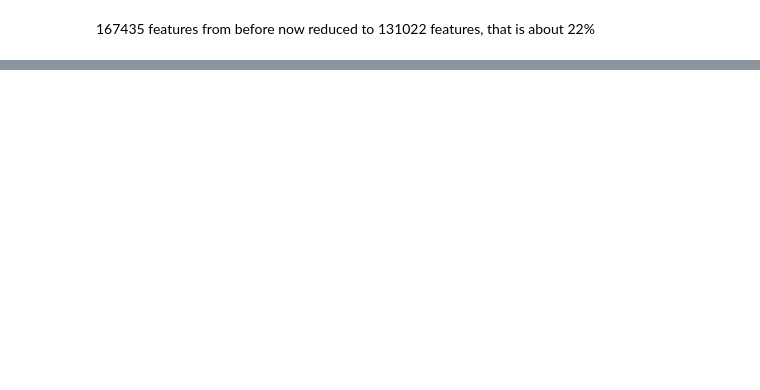
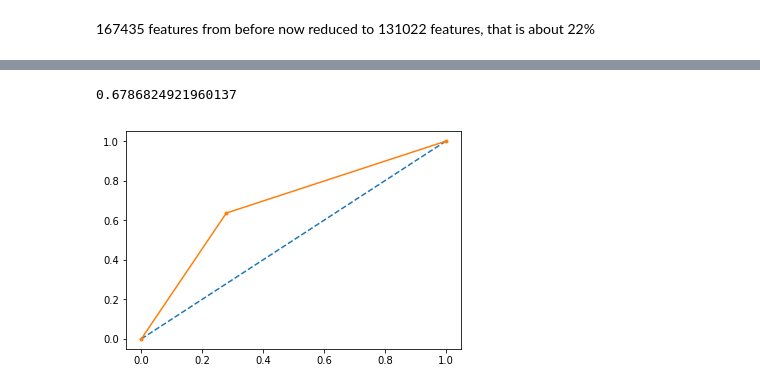
Before and after one commit to Kaguura/SarcasmDetection, a Jupyter notebook: Sarc_Detection.ipynb, the cells around one changed output, grey strips where cells are left out. Drawn from its saved outputs; the diff is of its cells as text; code cells hidden in the pictures; blank space fills up the shorter version.

Commit message:
Graphs plotted. Outputted precision, recall, f1 score

```diff
--- a/Sarc_Detection.ipynb
+++ b/Sarc_Detection.ipynb
@@ -293,0 +122,5 @@ accuracy_score(y_test, xgb.predict(X_test))
+# %%
+# Vetorize the training data set
+X_train = tf_idf_vectorizer.fit_transform(X_train)
+print(X_train.shape)
+print(X_train[0:3])
@@ -293,0 +145,5 @@ accuracy_score(y_test, xgb.predict(X_test))
+# %%
+# Vetorize the test data set
+X_test = tf_idf_vectorizer.transform(X_test)
+print(X_test.shape)
+print(X_test[0:3])
@@ -293,0 +168,18 @@ accuracy_score(y_test, xgb.predict(X_test))
+# %%
+from sklearn.linear_model import LogisticRegression
+from sklearn.ensemble import BaggingClassifier
+from sklearn.pipeline import make_pipeline
+from sklearn.model_selection import cross_val_score
+
+# bagging with Logistic Regressoin
+# oob Out-Of-Bag
+bag_log_reg = BaggingClassifier(
+      LogisticRegression(), n_estimators=200,
+    max_samples=50000, bootstrap=True, n_jobs=-1, oob_score=True)
+
+
+#clf = make_pipeline(TfidfVectorizer(ngram_range=(1,3)), bag_log_reg)
+bag_log_reg.fit(X_train,y_train)
+print('oob_score is ', bag_log_reg.oob_score_)
+
+#cross_val_score(clf, X_train, y_train, cv=10)
@@ -293,0 +198,18 @@ accuracy_score(y_test, xgb.predict(X_test))
+# %%
+from sklearn.metrics import accuracy_score
+
+bag_log_reg_pred = bag_log_reg.predict(X_test)
+accuracy_score(y_test, bag_log_reg_pred)
+# %% [output]
+0.6786824921960137
+# %%
+# calculate roc curve
+fpr, tpr, thresholds = roc_curve(y_test, bag_log_reg_pred)
+# plot no skill
+plt.plot([0, 1], [0, 1], linestyle='--')
+# plot the roc curve for the model
+plt.plot(fpr, tpr, marker='.')
+# show the plot
+plt.show()
+# %% [output]
+[figure, added]
```
Also changed, not shown: parts of 46 cells of this notebook.
